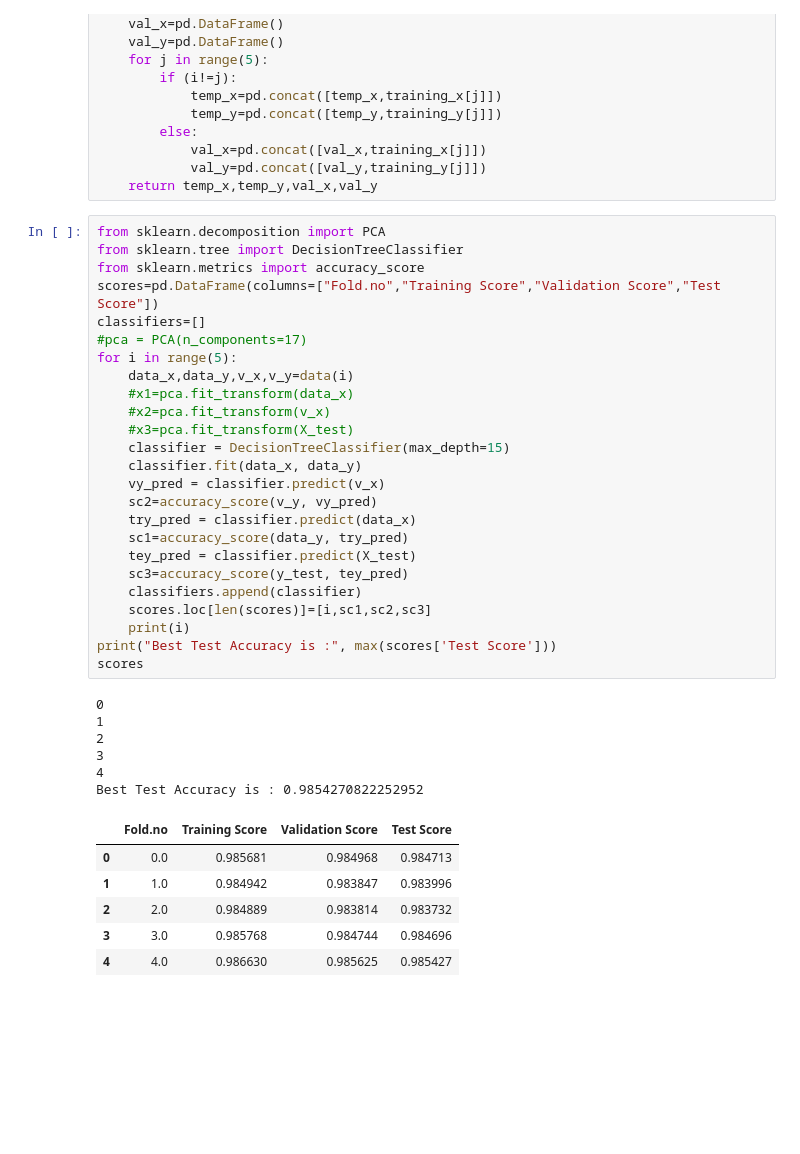
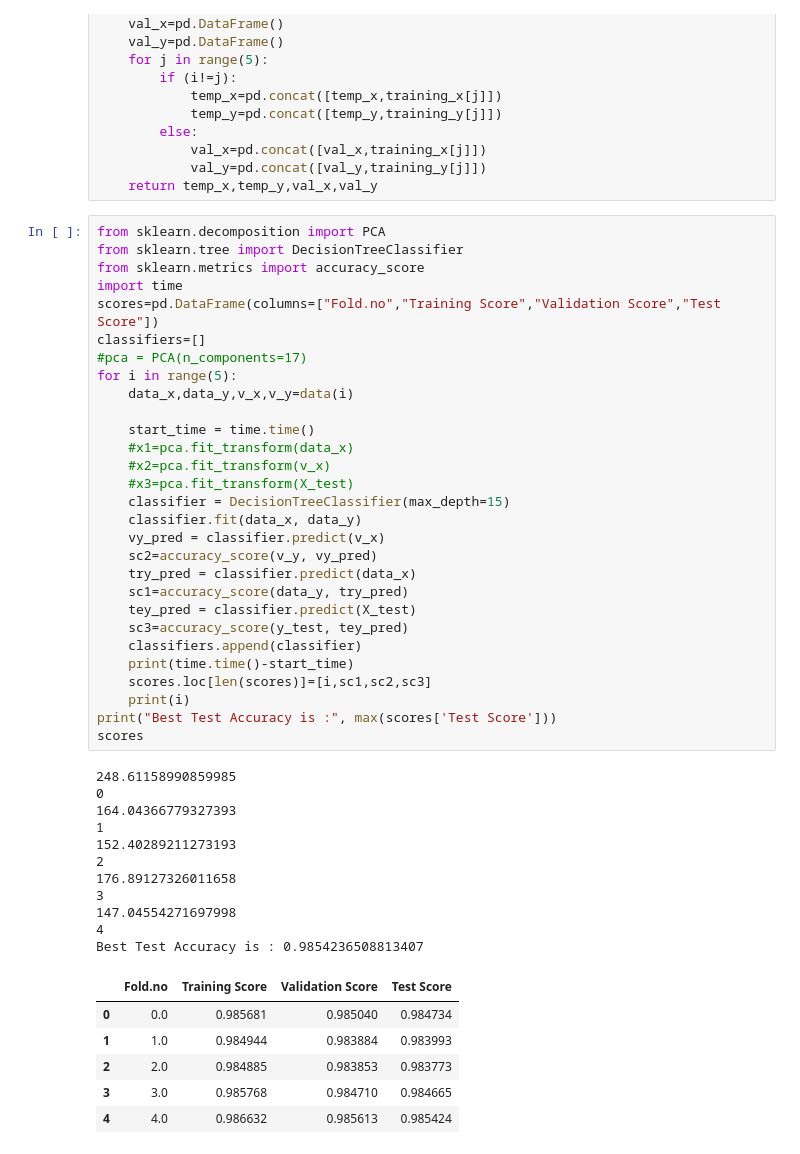
Before and after one commit to vivekmadhavaram/SMAI-Project---Team-30, a Jupyter notebook: Decision Tree.ipynb, the cells around one changed output. Drawn from its saved outputs; the diff is of its cells as text; blank space fills up the shorter version.

```diff
--- a/Decision Tree.ipynb
+++ b/Decision Tree.ipynb
@@ -112,40 +112,49 @@ def data(i):
 from sklearn.decomposition import PCA
 from sklearn.tree import DecisionTreeClassifier
 from sklearn.metrics import accuracy_score
+import time
 scores=pd.DataFrame(columns=["Fold.no","Training Score","Validation Score","Test Score"])
 classifiers=[]
 #pca = PCA(n_components=17)
 for i in range(5):
     data_x,data_y,v_x,v_y=data(i)
+
+    start_time = time.time()
     #x1=pca.fit_transform(data_x)
     #x2=pca.fit_transform(v_x)
     #x3=pca.fit_transform(X_test)
     classifier = DecisionTreeClassifier(max_depth=15)
     classifier.fit(data_x, data_y)
     vy_pred = classifier.predict(v_x)
     sc2=accuracy_score(v_y, vy_pred)
     try_pred = classifier.predict(data_x)
     sc1=accuracy_score(data_y, try_pred)
     tey_pred = classifier.predict(X_test)
     sc3=accuracy_score(y_test, tey_pred)
     classifiers.append(classifier)
+    print(time.time()-start_time)
     scores.loc[len(scores)]=[i,sc1,sc2,sc3]
     print(i)
 print("Best Test Accuracy is :", max(scores['Test Score']))
 scores
 # %% [output]
+248.61158990859985
 0
+164.04366779327393
 1
+152.40289211273193
 2
+176.89127326011658
 3
+147.04554271697998
 4
-Best Test Accuracy is : 0.9854270822252952
+Best Test Accuracy is : 0.9854236508813407
 |  | Fold.no | Training Score | Validation Score | Test Score |
-| 0 | 0.0 | 0.985681 | 0.984968 | 0.984713 |
-| 1 | 1.0 | 0.984942 | 0.983847 | 0.983996 |
-| 2 | 2.0 | 0.984889 | 0.983814 | 0.983732 |
-| 3 | 3.0 | 0.985768 | 0.984744 | 0.984696 |
-| 4 | 4.0 | 0.986630 | 0.985625 | 0.985427 |
+| 0 | 0.0 | 0.985681 | 0.985040 | 0.984734 |
+| 1 | 1.0 | 0.984944 | 0.983884 | 0.983993 |
+| 2 | 2.0 | 0.984885 | 0.983853 | 0.983773 |
+| 3 | 3.0 | 0.985768 | 0.984710 | 0.984665 |
+| 4 | 4.0 | 0.986632 | 0.985613 | 0.985424 |
 # %%
 from sklearn.metrics import confusion_matrix
 cls=classifiers[4]
```
Also changed, not shown: parts of 2 cells of this notebook, 1 other file.
